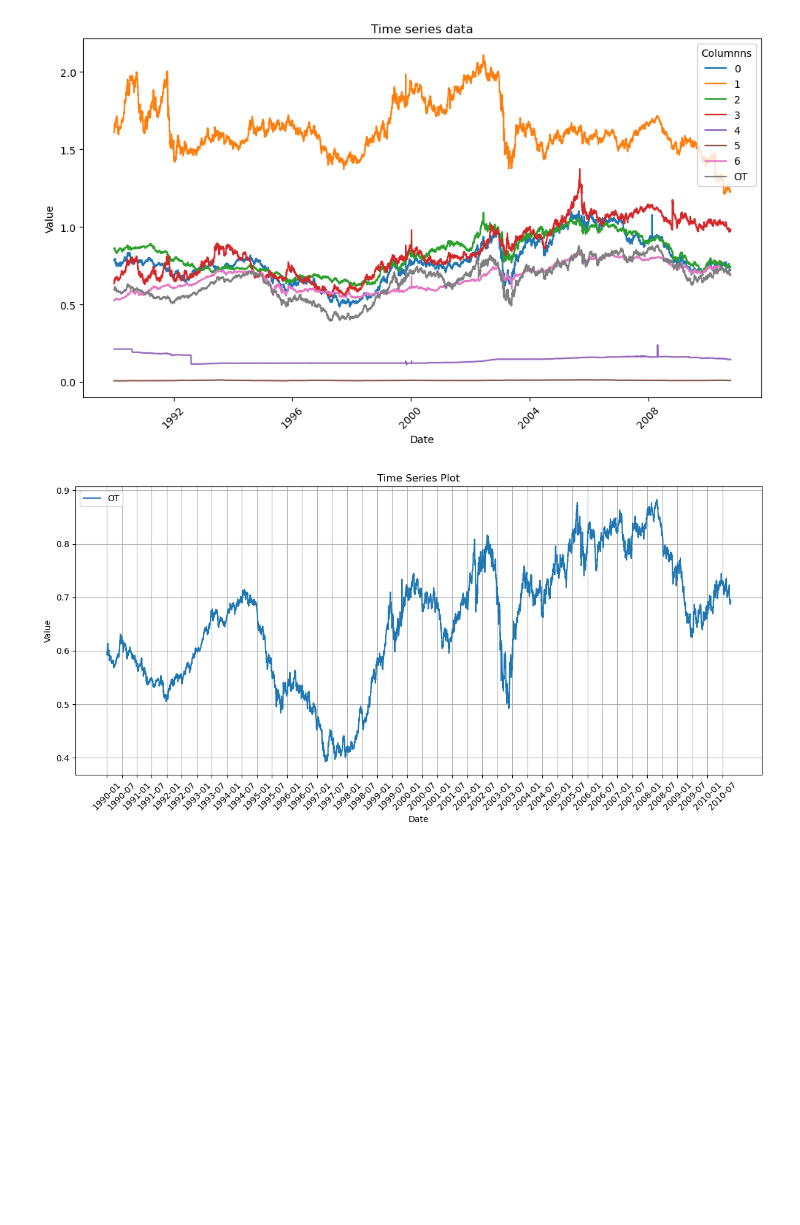
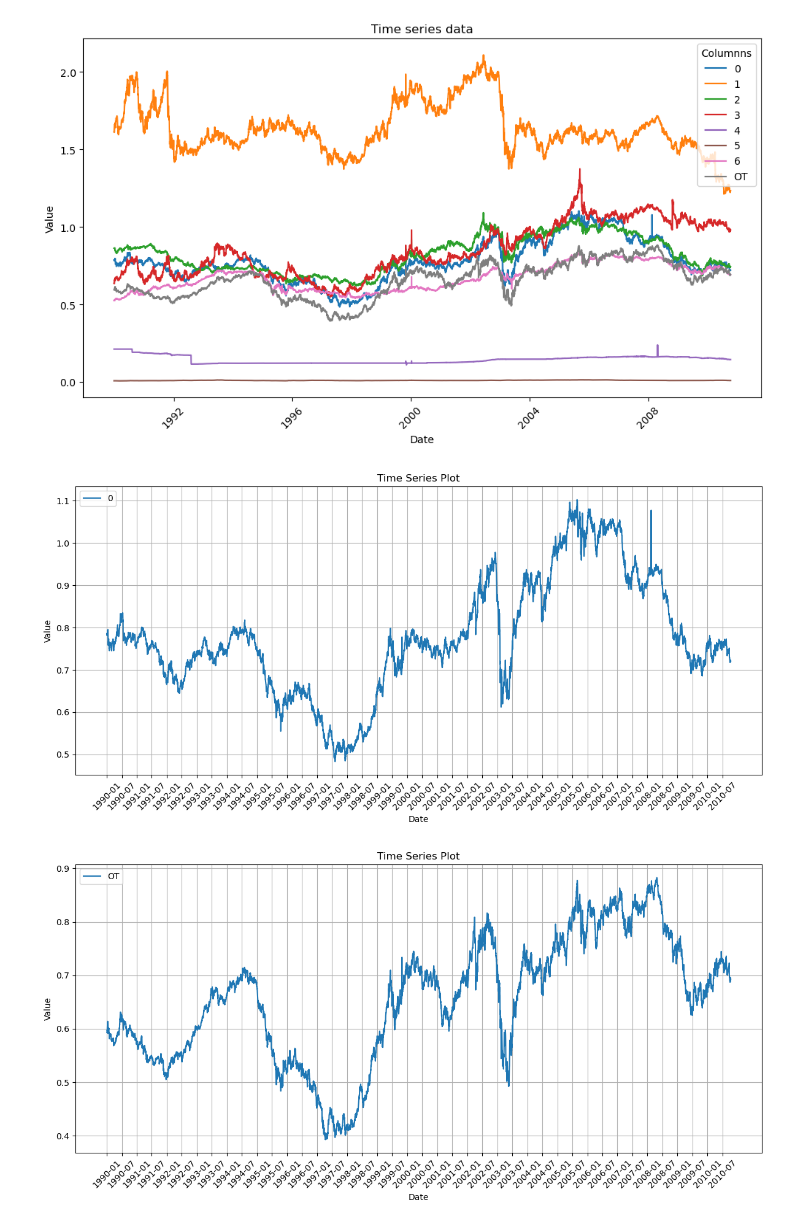
Before and after one commit to SU-MLA-12-NHITS/Projet_MLA_NHITS, a Jupyter notebook: exchange_rate_analysis.ipynb, the cells around one changed output. Drawn from its saved outputs; the diff is of its cells as text; code cells hidden in the pictures; blank space fills up the shorter version.

```diff
--- a/exchange_rate_analysis.ipynb
+++ b/exchange_rate_analysis.ipynb
@@ -96,5 +114,3 @@ dtype('O')
 df["date"].nunique()
 # %% [output]
 7588
-# %%
-df.index = pd.to_datetime(df['date'])
@@ -206,6 +222,11 @@ def plot_time_series(df, column=None, months_for_legend=6):
 
     plt.tight_layout()
     plt.show()
+# %%
+# plot shown in page 13
+plot_time_series(df, column='0')
+# %% [output]
+[figure, added]
 # %%
 plot_time_series(df, column='OT')
 # %% [output]
```
Also changed, not shown: parts of 38 cells of this notebook, 1 other file.
